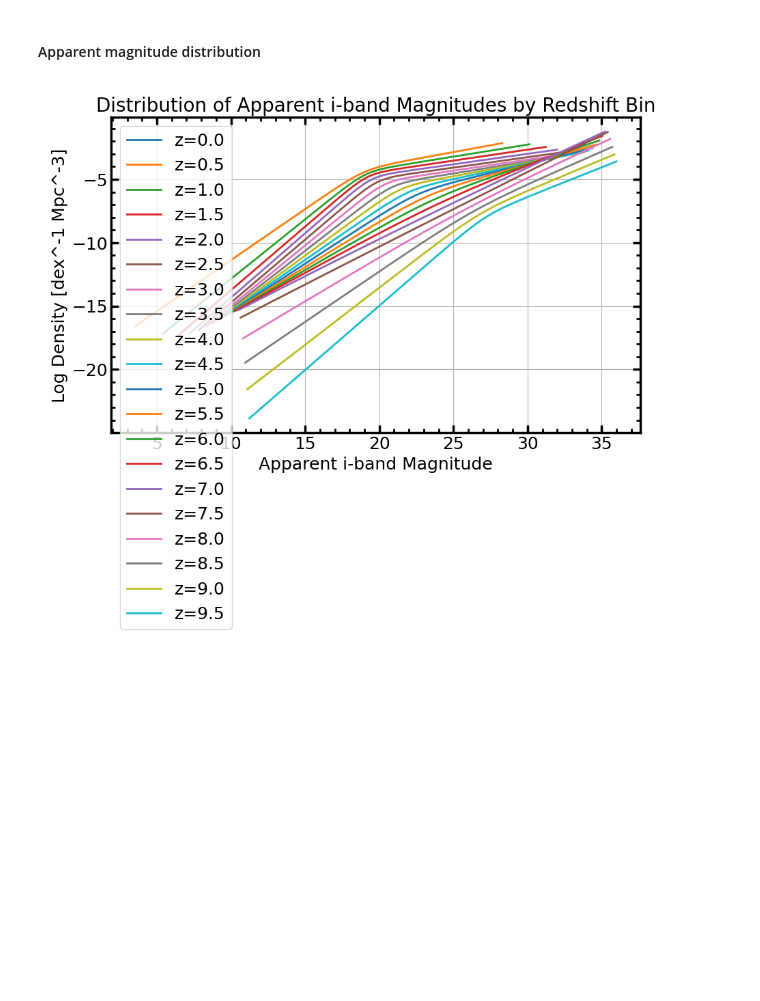
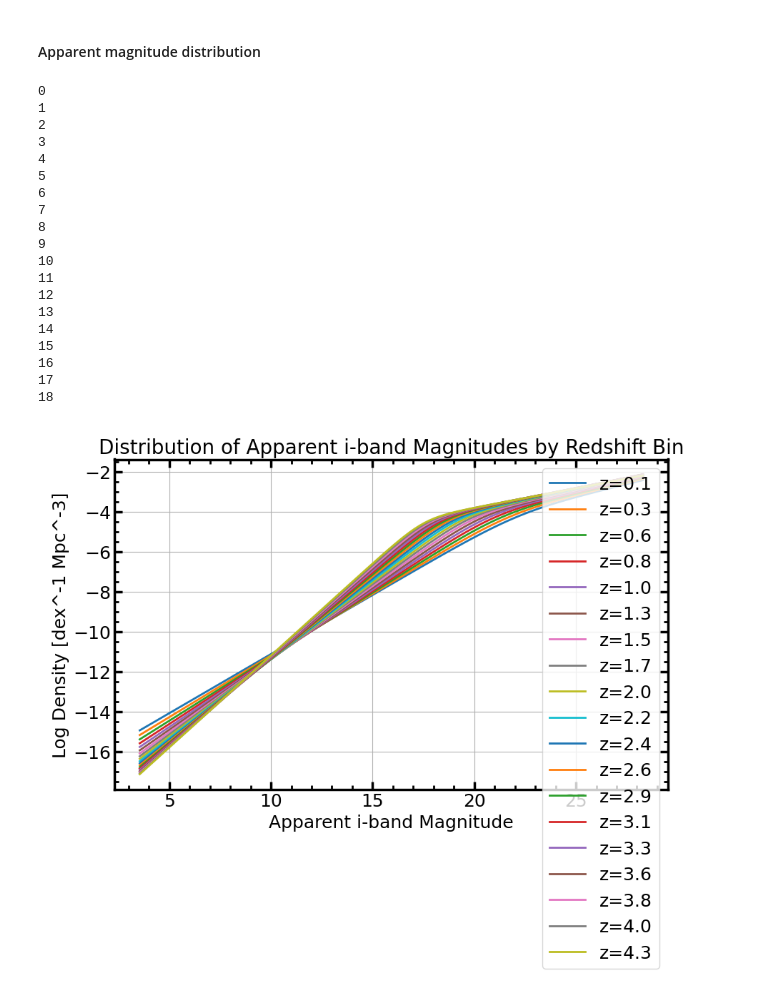
Before and after one commit to dutra/qvc, a Jupyter notebook: tutorials/completeness.ipynb, the cells around one changed output. Cells and saved outputs as stored; diff of their text form; code cells hidden in the pictures; blank space fills up the shorter version.

```diff
--- a/tutorials/completeness.ipynb
+++ b/tutorials/completeness.ipynb
@@ -73,11 +92,19 @@ from scipy.interpolate import interp1d
 
 alpha_nu = -0.5
 
+z_bins = np.linspace(0.1, 4.5, 20)
+area_deg2 = 20  # example survey area in deg^2
+area_sr = area_deg2 * (np.pi/180)**2  # convert to steradians
+
 # Compute apparent i-band magnitudes for each redshift bin
 apparent_magnitude_distributions = []
 sampled_apparent_magnitudes = []
 
-for i, z in enumerate(redshifts):
+expected_counts = []
+for i in range(len(z_bins)-1):
+
+    z1, z2 = z_bins[i], z_bins[i+1]
+    z_mid = 0.5 * (z1 + z2)
 
     # Compute the cumulative distribution function (CDF)
     cdf = np.cumsum(10**densities[i,:])
@@ -86,42 +113,70 @@ for i, z in enumerate(redshifts):
     # Create an interpolation function for the inverse CDF
     inverse_cdf = interp1d(cdf, luminosities, bounds_error=False, fill_value="extrapolate")
 
+    phi_integral = np.trapz(10**densities[i], luminosities)
+
+    # Comoving volume in this redshift bin and area
+    v1 = cosmo.comoving_volume(z1).value # in Mpc^3
+    v2 = cosmo.comoving_volume(z2).value
+    dV = (v2 - v1) * (area_sr / (4 * np.pi))
+    N = int(phi_integral * dV)
+
     # Generate random samples from a uniform distribution
-    random_samples = np.random.uniform(0, 1, size=100000)
+    random_samples = np.random.uniform(0, 1, size=N)
 
     # Map the random samples through the inverse CDF to get samples
     sampled_luminosities = inverse_cdf(random_samples)
 
     # Convert sampled luminosities to absolute magnitudes Mi
     sampled_Mi = 90 - 2.5 * sampled_luminosities
 
     # Compute apparent magnitudes for the luminosity function at this redshift
     apparent_magnitudes_bin = Mi + 5 * np.log10(cosmo.luminosity_distance(z).to(u.pc).value / 10)
     sampled_m = sampled_Mi + 5 * np.log10(cosmo.luminosity_distance(z).to(u.pc).value / 10)
     # Apply a simple K-correction (example: K(z) = -2.5 * log10(1+z))
     K_corr = -2.5 * (1 + alpha_nu) * np.log10(1 + z)
     sampled_m_obs = sampled_m + K_corr
 
     mask = sampled_m_obs < 25
     sampled_m_obs = sampled_m_obs[mask]
 
     apparent_magnitude_distributions.append((apparent_magnitudes_bin, densities[i]))
     sampled_apparent_magnitudes.append(sampled_m_obs)
 
 # Plot the distribution of apparent i-band magnitudes for each redshift bin
 plt.figure(figsize=(10, 6))
-for i, z in enumerate(redshifts[::10]):  # Plot every 10th redshift for clarity
-    apparent_magnitudes_bin, density_bin = apparent_magnitude_distributions[i * 10]
-    plt.plot(apparent_magnitudes_bin, density_bin, label=f'z={z:.1f}');
+for i in range(0, len(z_bins)-1):
+    print(i)
+    apparent_magnitudes_bin, density_bin = apparent_magnitude_distributions[i]
+    plt.plot(apparent_magnitudes_bin, density_bin, label=f'z={z_bins[i]:.1f}')
 
 plt.xlabel('Apparent i-band Magnitude')
 plt.ylabel('Log Density [dex^-1 Mpc^-3]')
 plt.title('Distribution of Apparent i-band Magnitudes by Redshift Bin')
 plt.legend()
 plt.grid()
 plt.show()
 # %% [output]
+0
+1
+2
+3
+4
+5
+6
+7
+8
+9
+10
+11
+12
+13
+14
+15
+16
+17
+18
-[figure, old version]
+[figure, new version]
 # %%
 plt.hist(sampled_Mi, bins=50, log=True, alpha=0.7, color='blue', edgecolor='black')
 plt.xlabel('Sampled Absolute Magnitudes (Mi)')
```
Also changed, not shown: parts of 10 cells of this notebook, 1 other file.
